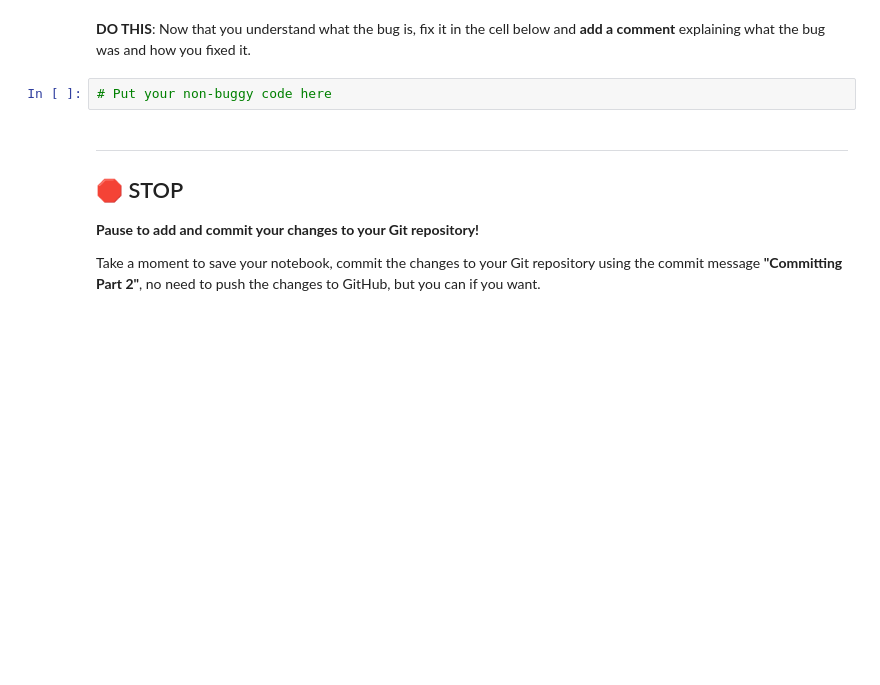
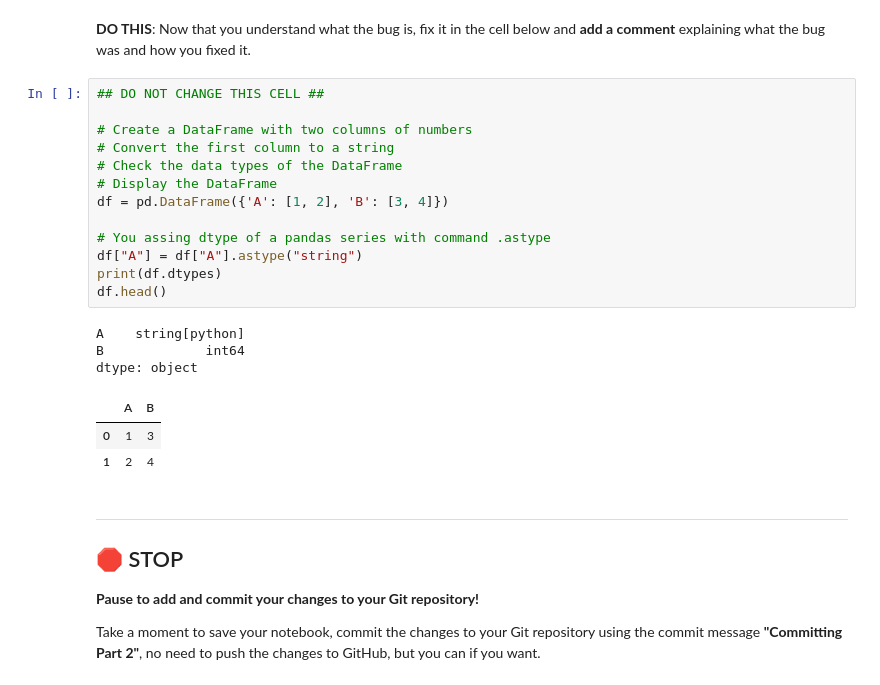
Before and after one commit to Jlozano351/CMSE202-s24-turnin, a Jupyter notebook: hw-01/HW-01_GitPracticeDebuggingPythonPackagesAndClasses-Juan José Lozano González.ipynb, the cells around one changed output. Drawn from its saved outputs; the diff is of its cells as text; blank space fills up the shorter version.

```diff
--- a/hw-01/HW-01_GitPracticeDebuggingPythonPackagesAndClasses-Juan José Lozano González.ipynb
+++ b/hw-01/HW-01_GitPracticeDebuggingPythonPackagesAndClasses-Juan José Lozano González.ipynb
@@ -263,8 +298,26 @@ If you need to write any code to explore the nature of the bug, please do so in
 # Put exploratory code here, if needed
 # %% [markdown]
 **DO THIS**: Now that you understand what the bug is, fix it in the cell below and **add a comment** explaining what the bug was and how you fixed it.
-# %%
-# Put your non-buggy code here
+# %%
+## DO NOT CHANGE THIS CELL ##
+
+# Create a DataFrame with two columns of numbers
+# Convert the first column to a string
+# Check the data types of the DataFrame
+# Display the DataFrame
+df = pd.DataFrame({'A': [1, 2], 'B': [3, 4]})
+
+# You assing dtype of a pandas series with command .astype
+df["A"] = df["A"].astype("string")
+print(df.dtypes)
+df.head()
+# %% [output]
+A    string[python]
+B             int64
+dtype: object
+|  | A | B |
+| 0 | 1 | 3 |
+| 1 | 2 | 4 |
 # %% [markdown]
 ---
 ## &#128721; STOP
```
Also changed, not shown: parts of 7 cells of this notebook, 1 other file.
